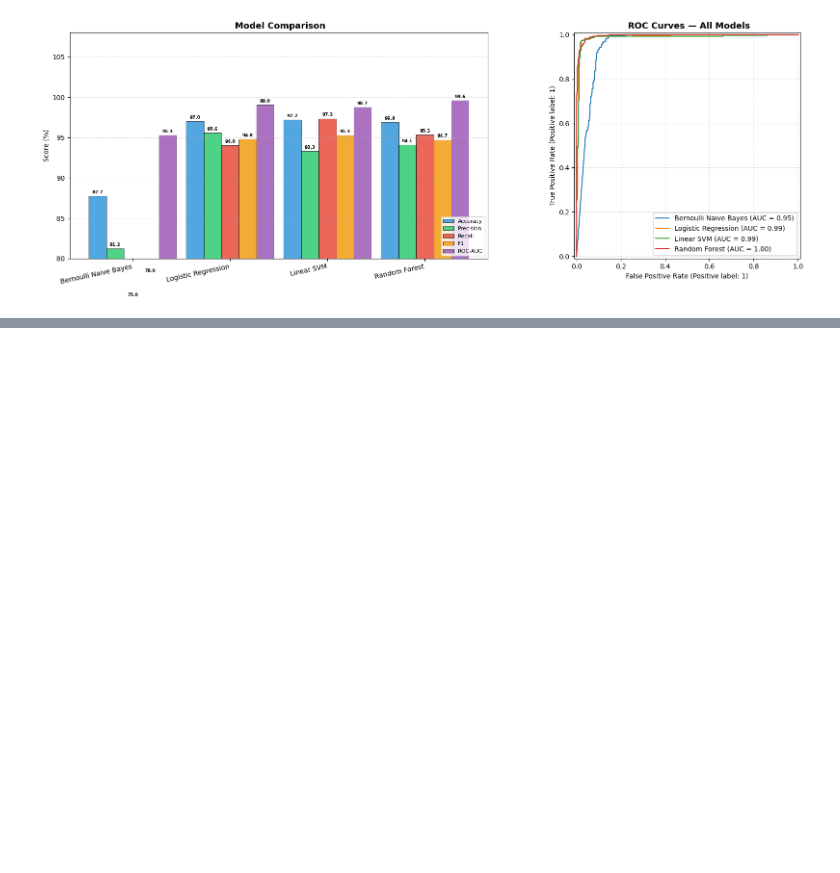
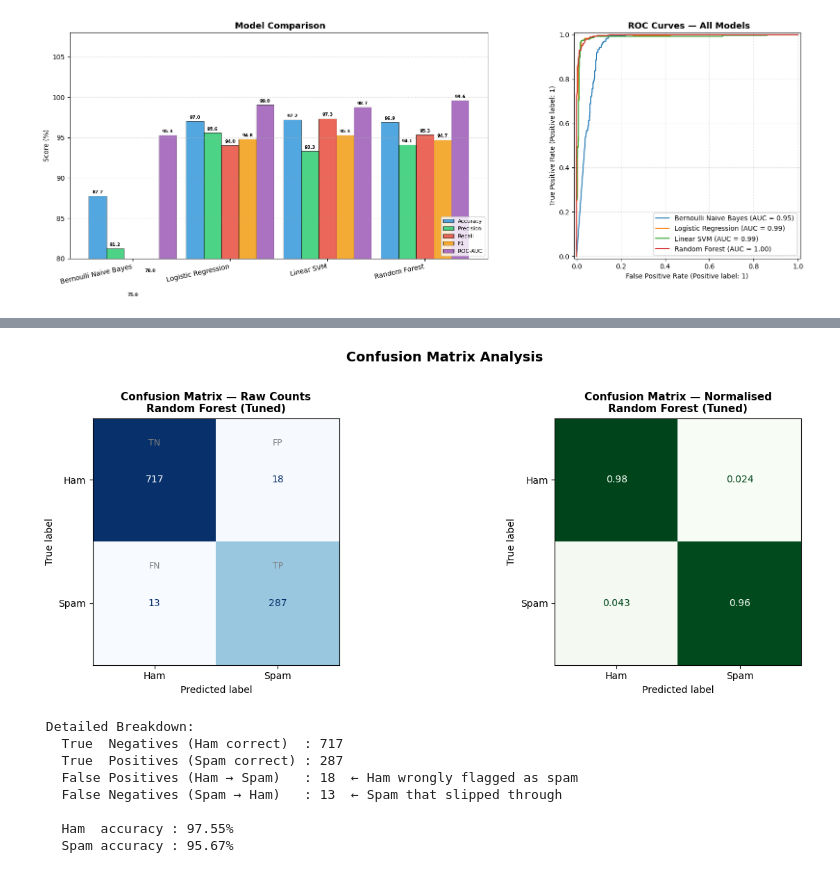
Before and after one commit to lauv22/spam-email-detection, a Jupyter notebook: Email spam detection.ipynb, the cells around one changed output, grey strips where cells are left out. Saved outputs shown, nothing was run; the diff lists cells and outputs as text; code cells hidden in the pictures; blank space fills up the shorter version.

```diff
--- a/Email spam detection.ipynb
+++ b/Email spam detection.ipynb
@@ -339,0 +404,15 @@ plt.show()
+# %%
+# ============================================================
+# Cell 10: Final Model Evaluation
+# ============================================================
+
+y_pred_final = final_model.predict(X_test_s)
+final_acc    = accuracy_score(y_test, y_pred_final)
+
+print("=" * 60)
+print(f"    FINAL MODEL  : {final_model_name}")
+print(f"    Test Accuracy : {final_acc*100:.4f}%")
+print("=" * 60)
+
+print("\n📋 Classification Report:\n")
+print(classification_report(y_test, y_pred_final,target_names=['Ham (0)', 'Spam (1)'], digits=4))
@@ -339,0 +435,52 @@ plt.show()
+# %%
+# ============================================================
+# Cell 11: Confusion Matrix Visualization
+# ============================================================
+
+cm  = confusion_matrix(y_test, y_pred_final)
+fig, axes = plt.subplots(1, 2, figsize=(14, 5))
+
+# ── Raw Count ─────────────────────────────────────────────────
+disp1 = ConfusionMatrixDisplay(confusion_matrix=cm,
+                                display_labels=['Ham', 'Spam'])
+disp1.plot(ax=axes[0], cmap='Blues', colorbar=False)
+axes[0].set_title(f"Confusion Matrix — Raw Counts\n{final_model_name}",
+                  fontsize=11, fontweight='bold')
+labels = [["TN", "FP"], ["FN", "TP"]]
+for i in range(2):
+    for j in range(2):
+        axes[0].text(j, i - 0.28, labels[i][j],
+                     ha='center', color='grey', fontsize=9)
+
+# ── Normalised ────────────────────────────────────────────────
+cm_norm = confusion_matrix(y_test, y_pred_final, normalize='true')
+disp2   = ConfusionMatrixDisplay(confusion_matrix=cm_norm.round(3),
+                                  display_labels=['Ham', 'Spam'])
+disp2.plot(ax=axes[1], cmap='Greens', colorbar=False)
+axes[1].set_title(f"Confusion Matrix — Normalised\n{final_model_name}",
+                  fontsize=11, fontweight='bold')
+
+plt.suptitle(" Confusion Matrix Analysis", fontsize=14,
+             fontweight='bold', y=1.02)
+plt.tight_layout()
+plt.savefig("confusion_matrix.png", dpi=150, bbox_inches='tight')
+plt.show()
+
+tn, fp, fn, tp = cm.ravel()
+print(f"\n Detailed Breakdown:")
+print(f"   True  Negatives (Ham correct)  : {tn}")
+print(f"   True  Positives (Spam correct) : {tp}")
+print(f"   False Positives (Ham → Spam)   : {fp}  ← Ham wrongly flagged as spam")
+print(f"   False Negatives (Spam → Ham)   : {fn}  ← Spam that slipped through")
+print(f"\n   Ham  accuracy : {tn/(tn+fp)*100:.2f}%")
+print(f"   Spam accuracy : {tp/(tp+fn)*100:.2f}%")
+# %% [output]
+[figure, added]
+ Detailed Breakdown:
+   True  Negatives (Ham correct)  : 717
+   True  Positives (Spam correct) : 287
+   False Positives (Ham → Spam)   : 18  ← Ham wrongly flagged as spam
+   False Negatives (Spam → Ham)   : 13  ← Spam that slipped through
+
+   Ham  accuracy : 97.55%
+   Spam accuracy : 95.67%
```
Also changed, not shown: parts of 2 cells of this notebook, 4 other files.
